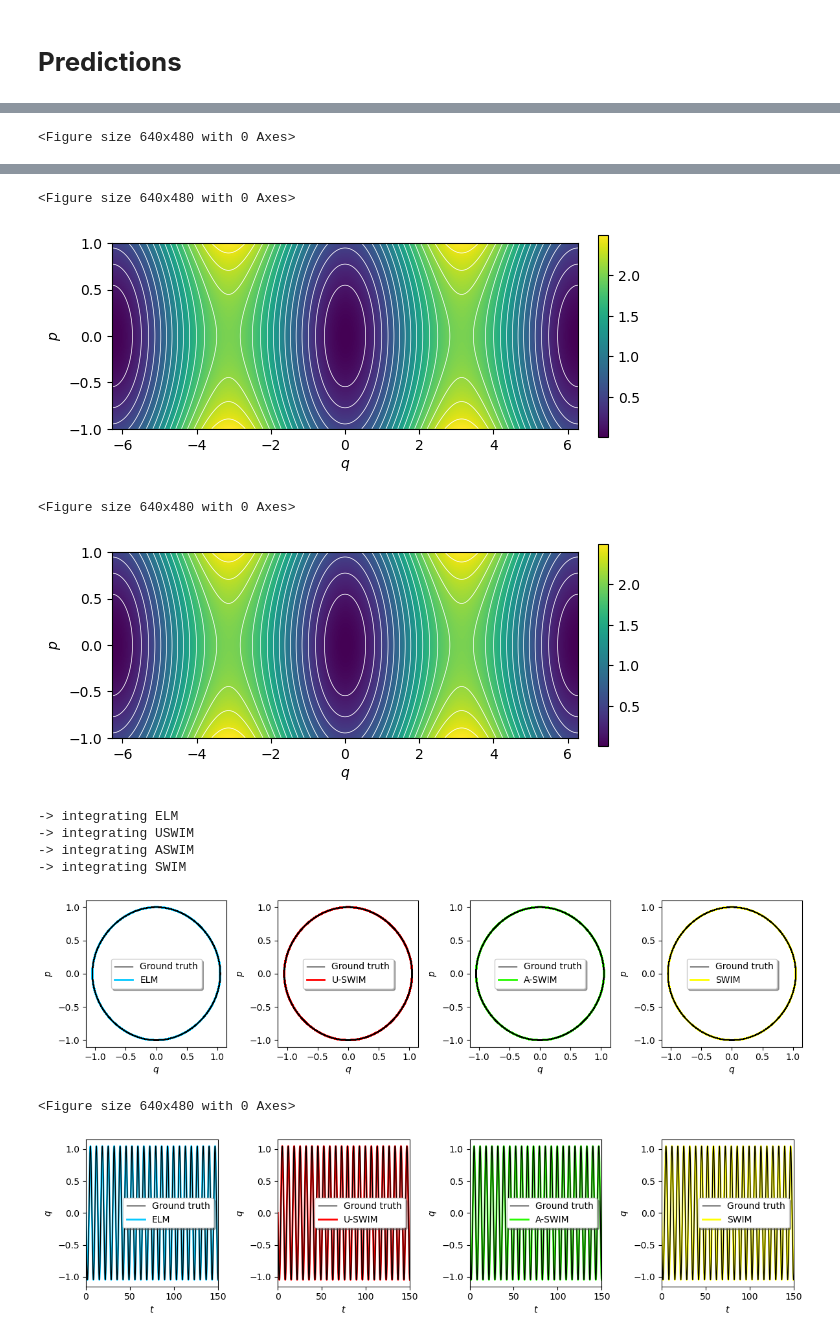
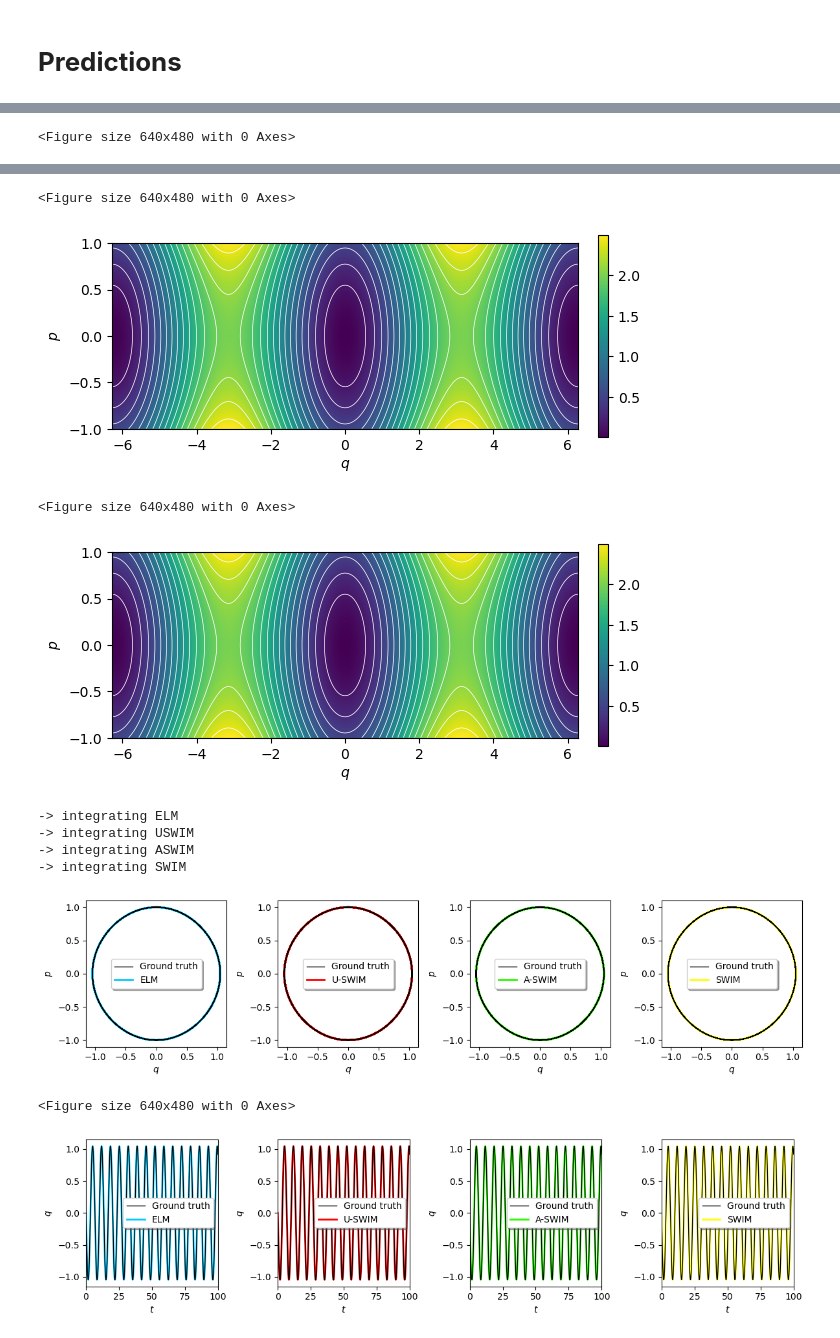
Before and after one commit to AlphaGergedan/Random-HNN, a Jupyter notebook: notebooks/integration/single_pendulum.ipynb, the cells around one changed output, grey strips where cells are left out. Saved outputs shown, nothing was run; the diff lists cells and outputs as text; code cells hidden in the pictures.

```diff
--- a/notebooks/integration/single_pendulum.ipynb
+++ b/notebooks/integration/single_pendulum.ipynb
@@ -99,18 +102,18 @@ def dt_true(t, x):
     ground truth time derivatives of q and p
     """
     x = x.reshape(1,-1)
-    dH_true = dH(x).T.reshape(-1)
-    #print("dH is:", str(dH))
+    dH_true = dH(x).reshape(-1)
     return [dH_true[1], -dH_true[0]] # [dH/dp, -dH/dq][q^dot, p^dot]
 
 # RK45
-t_span = [0, 150]
-t_eval = np.linspace(t_span[0], t_span[1], 150000)
+t_span = [0, 100]
+n_steps = 1000
+t_eval = np.linspace(t_span[0], t_span[1], n_steps)
 y0 = [0, -1]
 
-motion_true = solve_ivp(dt_true, t_span, y0, dense_output=False, t_eval=t_eval, rtol=1e-13)
+pendulum_motion_true = solve_ivp(dt_true, t_span, y0, dense_output=False, t_eval=t_eval, rtol=1e-13)
 # get integrated trajectories of shape (N,2)
-traj_true = motion_true.y.T
+traj_true = pendulum_motion_true.y.T
 
 q_train_lim_start = experiment['domain_params']['q_train_lim'][0][0]
 q_train_lim_end = experiment['domain_params']['q_train_lim'][0][1]
@@ -128,7 +131,7 @@ if np.any(traj_true[:,1] < p_train_lim_start):
 elif np.any(traj_true[:,1] > p_train_lim_end):
     print(f"WARNING: found p={np.max(traj_true[:,1])}, which is out of bounds for this experiment")
 
-plot_ground_truth_trajectory_2d(t_span, t_eval, traj_true, verbose=True, save='single_pendulum_ground_truth_integration.pdf', linewidth=2)
+plot_ground_truth_trajectory_2d(t_span, t_eval, traj_true, verbose=True, save='single_pendulum_ground_truth_integration_rk45.pdf', linewidth=2)
 # %% [output]
 q_plot_range shape (240,)
 p_plot_range shape (100,)
@@ -164,7 +167,7 @@ def dt_pred_elm(t, x):
     predicted time derivatives of q and p
     """
     x = x.reshape(1,-1)
-    dH_hat = backward(ELM, elm_params['activation'], x).T.reshape(-1)
+    dH_hat = backward(ELM, elm_params['activation'], x).reshape(-1)
     #print("dH_hat is:", str(dH_hat))
     return [dH_hat[1], -dH_hat[0]]
 
@@ -174,7 +177,7 @@ def dt_pred_uswim(t, x):
     predicted time derivatives of q and p
     """
     x = x.reshape(1,-1)
-    dH_hat = backward(USWIM, uswim_params['activation'], x).T.reshape(-1)
+    dH_hat = backward(USWIM, uswim_params['activation'], x).reshape(-1)
     #print("dH_hat is:", str(dH_hat))
     return [dH_hat[1], -dH_hat[0]]
 
@@ -184,7 +187,7 @@ def dt_pred_aswim(t, x):
     predicted time derivatives of q and p
     """
     x = x.reshape(1,-1)
-    dH_hat = backward(ASWIM, aswim_params['activation'], x).T.reshape(-1)
+    dH_hat = backward(ASWIM, aswim_params['activation'], x).reshape(-1)
     #print("dH_hat is:", str(dH_hat))
     return [dH_hat[1], -dH_hat[0]]
 
@@ -194,56 +197,85 @@ def dt_pred_swim(t,x):
     predicted time derivatives of q and p
     """
     x = x.reshape(1,-1)
-    dH_hat = backward(SWIM, aswim_params['activation'], x).T.reshape(-1)
+    dH_hat = backward(SWIM, aswim_params['activation'], x).reshape(-1)
     return [dH_hat[1], -dH_hat[0]]
 
 print(f"-> integrating ELM")
-motion_pred_elm = solve_ivp(dt_pred_elm, t_span, y0, dense_output=False, t_eval=t_eval, rtol=1e-8)
+pendulum_motion_pred_elm = solve_ivp(dt_pred_elm, t_span, y0, dense_output=False, t_eval=t_eval, rtol=1e-8)
 print(f"-> integrating USWIM")
-motion_pred_uswim = solve_ivp(dt_pred_uswim, t_span, y0, dense_output=False, t_eval=t_eval, rtol=1e-8)
+pendulum_motion_pred_uswim = solve_ivp(dt_pred_uswim, t_span, y0, dense_output=False, t_eval=t_eval, rtol=1e-8)
 print(f"-> integrating ASWIM")
-motion_pred_aswim = solve_ivp(dt_pred_aswim, t_span, y0, dense_output=False, t_eval=t_eval, rtol=1e-8)
+pendulum_motion_pred_aswim = solve_ivp(dt_pred_aswim, t_span, y0, dense_output=False, t_eval=t_eval, rtol=1e-8)
 print(f"-> integrating SWIM")
-motion_pred_swim = solve_ivp(dt_pred_swim, t_span, y0, dense_output=False, t_eval=t_eval, rtol=1e-8)
+pendulum_motion_pred_swim = solve_ivp(dt_pred_swim, t_span, y0, dense_output=False, t_eval=t_eval, rtol=1e-8)
 
 # get integrated trajectories of shape (N,2)
-traj_true = motion_true.y.T
-traj_pred_elm = motion_pred_elm.y.T
-traj_pred_uswim = motion_pred_uswim.y.T
-traj_pred_aswim = motion_pred_aswim.y.T
-traj_pred_swim = motion_pred_swim.y.T
+traj_true = pendulum_motion_true.y.T
+traj_pred_elm = pendulum_motion_pred_elm.y.T
+traj_pred_uswim = pendulum_motion_pred_uswim.y.T
+traj_pred_aswim = pendulum_motion_pred_aswim.y.T
+traj_pred_swim = pendulum_motion_pred_swim.y.T
 
 plot_predicted_trajectories_2d(t_span, t_eval, traj_true, traj_pred_elm, traj_pred_uswim, traj_pred_aswim, traj_pred_swim,
                                zorders=[2,1,1,1,1], linewidths=[1,2,2,2,2], verbose=True,
-                               save=['single_pendulum_predicted_integration_q_against_p.pdf', 'single_pendulum_predicted_integration_t_against_q.pdf', 'single_pendulum_predicted_integration_t_against_p.pdf'])
-
-
+                               save=['single_pendulum_predicted_integration_rk45_q_against_p.pdf', 'single_pendulum_predicted_integration_rk45_t_against_q.pdf', 'single_pendulum_predicted_integration_rk45_t_against_p.pdf'])
 
 plot_predicted_trajectory_errors(t_span, t_eval, traj_true, traj_pred_elm, traj_pred_uswim, traj_pred_aswim, traj_pred_swim,
-                                zorders=[5,4,3,8], linewidths=[1,1,1,1], verbose=True, save='single_pendulum_predicted_integration_errors.pdf')
+                                zorders=[5,4,3,8], linewidths=[1,1,1,1], verbose=True, save='single_pendulum_predicted_integration_rk45_errors.pdf')
 
 # true energies at the predicted trajectories
 energy_true = H(traj_true)
 energy_elm = H(traj_pred_elm)
 energy_uswim = H(traj_pred_uswim)
 energy_aswim = H(traj_pred_aswim)
 energy_swim = H(traj_pred_swim)
 
 plot_predicted_trajectory_energy(t_span, t_eval, energy_true, energy_elm, energy_uswim, energy_aswim, energy_swim,
-                                 zorders=[2,14,7,8,9], linewidths=[1,1,1,1,1], verbose=True, save='single_pendulum_integration_energies.pdf')
+                                 zorders=[2,14,7,8,9], linewidths=[1,1,1,1,1], verbose=True, save='single_pendulum_integration_rk45_energies.pdf')
+
+
+plot_predicted_trajectory_errors(t_span, t_eval, energy_true, energy_elm, energy_uswim, energy_aswim, energy_swim,
+                                zorders=[5,4,3,8], linewidths=[1,1,1,1], verbose=True, save='single_pendulum_predicted_integration_explicit_euler_energy_errors.pdf')
+
+print(f"-------- ENERGIES ----")
+print(f"-> energy_true[0]    = {energy_true[0]}")
+print(f"-> energy_true[-1]   = {energy_true[-1]}")
+print(f"-> mean(energy_true) = {np.mean(energy_true)}")
+print(f"-> std(energy_true)  = {np.std(energy_true)}")
+print(f"----------------------")
+print(f"-> energy_elm[0]     = {energy_elm[0]}")
+print(f"-> energy_elm[-1]    = {energy_elm[-1]}")
+print(f"-> mean(energy_elm) = {np.mean(energy_elm)}")
+print(f"-> std(energy_elm)  = {np.std(energy_elm)}")
+print(f"----------------------")
+print(f"-> energy_uswim[0]    = {energy_uswim[0]}")
+print(f"-> energy_uswim[-1]   = {energy_uswim[-1]}")
+print(f"-> mean(energy_uswim) = {np.mean(energy_uswim)}")
+print(f"-> std(energy_uswim)  = {np.std(energy_uswim)}")
+print(f"----------------------")
+print(f"-> energy_aswim[0]    = {energy_aswim[0]}")
+print(f"-> energy_aswim[-1]   = {energy_aswim[-1]}")
+print(f"-> mean(energy_aswim) = {np.mean(energy_aswim)}")
+print(f"-> std(energy_aswim)  = {np.std(energy_aswim)}")
+print(f"----------------------")
+print(f"-> energy_swim[0]    = {energy_swim[0]}")
+print(f"-> energy_swim[-1]   = {energy_swim[-1]}")
+print(f"-> mean(energy_swim) = {np.mean(energy_swim)}")
+print(f"-> std(energy_swim)  = {np.std(energy_swim)}")
+print(f"----------------------")
 # %% [output]
 <Figure size 640x480 with 0 Axes>
 [figure]
 <Figure size 640x480 with 0 Axes>
 [figure]
 <Figure size 640x480 with 0 Axes>
 [figure]
 <Figure size 640x480 with 0 Axes>
 [figure]
 -> integrating ELM
 -> integrating USWIM
 -> integrating ASWIM
 -> integrating SWIM
 [figure]
 <Figure size 640x480 with 0 Axes>
-[figure, old version]
+[figure, new version]
```
Also changed, not shown: parts of 9 cells of this notebook.
